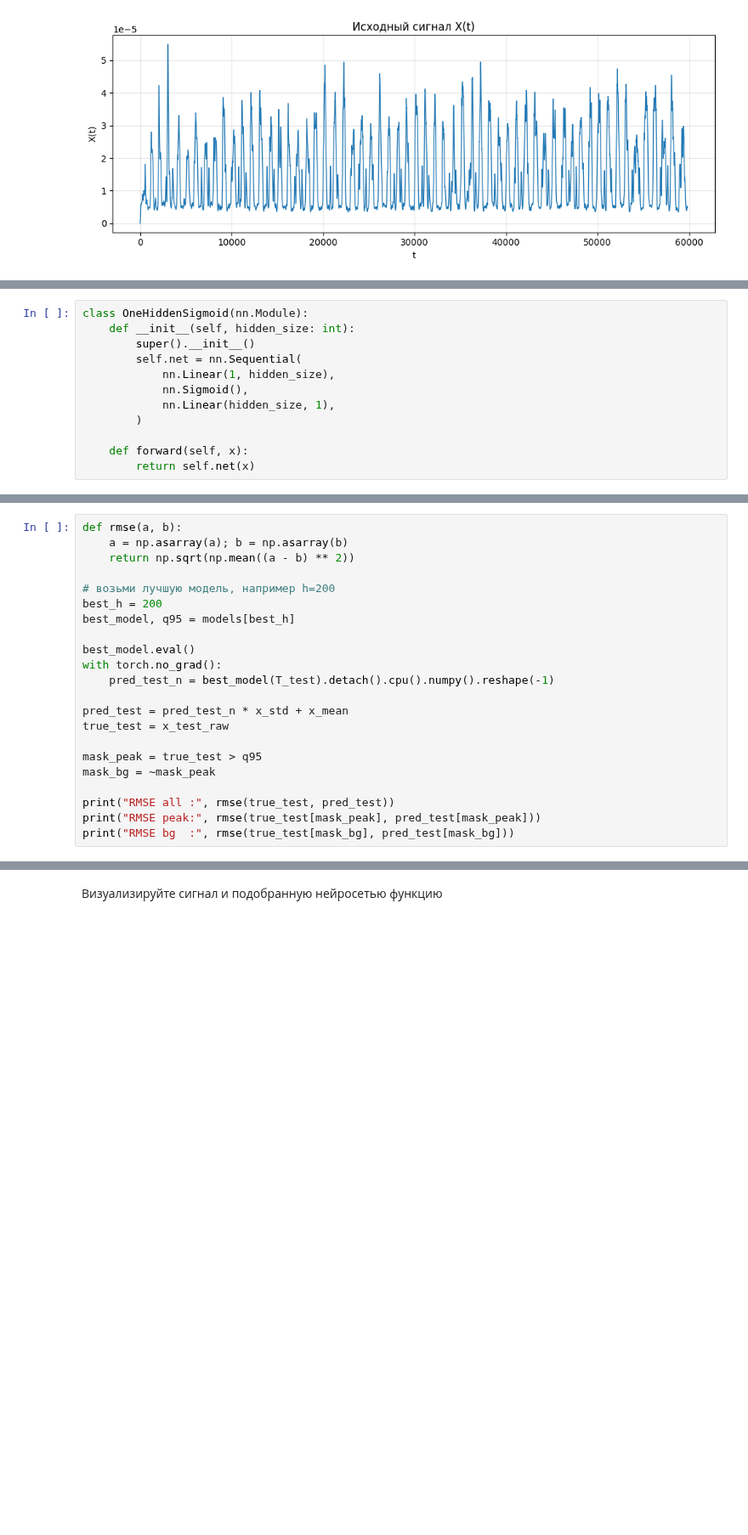
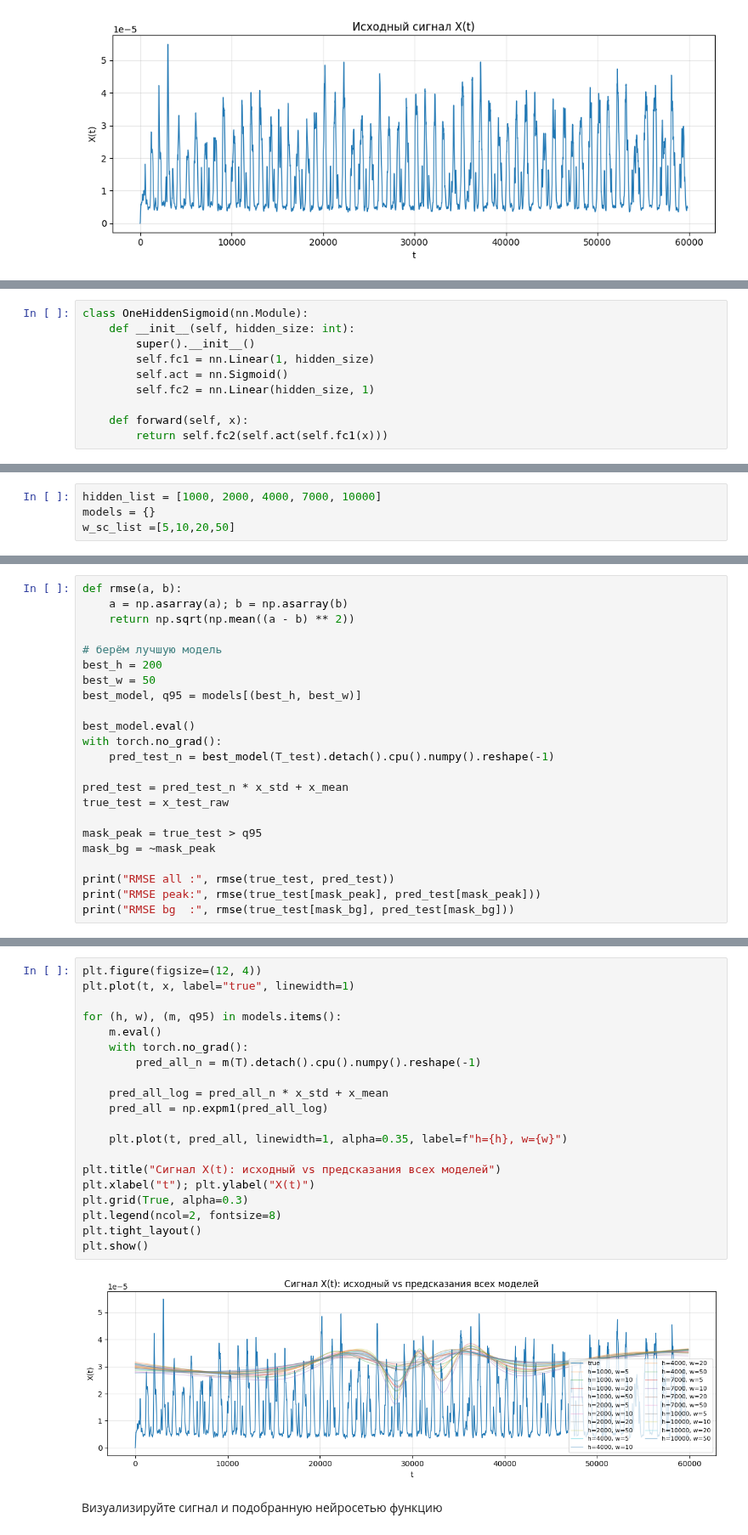
Before and after one commit to Saharochekl/FSR_ML, a Jupyter notebook: hometasks/Theme 10/Sem10_01.ipynb, the cells around one changed output, grey strips where cells are left out. Shown at 85% size. Saved outputs shown, nothing was run; the diff lists cells and outputs as text; blank space fills up the shorter version.

```diff
--- a/hometasks/Theme 10/Sem10_01.ipynb
+++ b/hometasks/Theme 10/Sem10_01.ipynb
@@ -383,12 +364,10 @@ mps available: True
 class OneHiddenSigmoid(nn.Module):
     def __init__(self, hidden_size: int):
         super().__init__()
-        self.net = nn.Sequential(
-            nn.Linear(1, hidden_size),
-            nn.Sigmoid(),
-            nn.Linear(hidden_size, 1),
-        )
+        self.fc1 = nn.Linear(1, hidden_size)
+        self.act = nn.Sigmoid()
+        self.fc2 = nn.Linear(hidden_size, 1)
 
     def forward(self, x):
-        return self.net(x)
+        return self.fc2(self.act(self.fc1(x)))
 # %%
@@ -424,3 +448,7 @@ def train_model_fullbatch(hidden_size, T_train, Y_train, T_test, Y_test, x_train
 
     return model, q95
+# %%
+hidden_list = [1000, 2000, 4000, 7000, 10000]
+models = {}
+w_sc_list =[5,10,20,50]
 # %%
@@ -462,9 +474,10 @@ def rmse(a, b):
     a = np.asarray(a); b = np.asarray(b)
     return np.sqrt(np.mean((a - b) ** 2))
 
-# возьми лучшую модель, например h=200
+# берём лучшую модель
 best_h = 200
-best_model, q95 = models[best_h]
+best_w = 50
+best_model, q95 = models[(best_h, best_w)]
 
 best_model.eval()
 with torch.no_grad():
@@ -491,2 +499,24 @@ plt.show()
+# %%
+plt.figure(figsize=(12, 4))
+plt.plot(t, x, label="true", linewidth=1)
+
+for (h, w), (m, q95) in models.items():
+    m.eval()
+    with torch.no_grad():
+        pred_all_n = m(T).detach().cpu().numpy().reshape(-1)
+
+    pred_all_log = pred_all_n * x_std + x_mean
+    pred_all = np.expm1(pred_all_log)
+
+    plt.plot(t, pred_all, linewidth=1, alpha=0.35, label=f"h={h}, w={w}")
+
+plt.title("Сигнал X(t): исходный vs предсказания всех моделей")
+plt.xlabel("t"); plt.ylabel("X(t)")
+plt.grid(True, alpha=0.3)
+plt.legend(ncol=2, fontsize=8)
+plt.tight_layout()
+plt.show()
+# %% [output]
+[figure, added]
 # %% [markdown]
 Визуализируйте сигнал и подобранную нейросетью функцию
```
Also changed, not shown: parts of 9 cells of this notebook.
